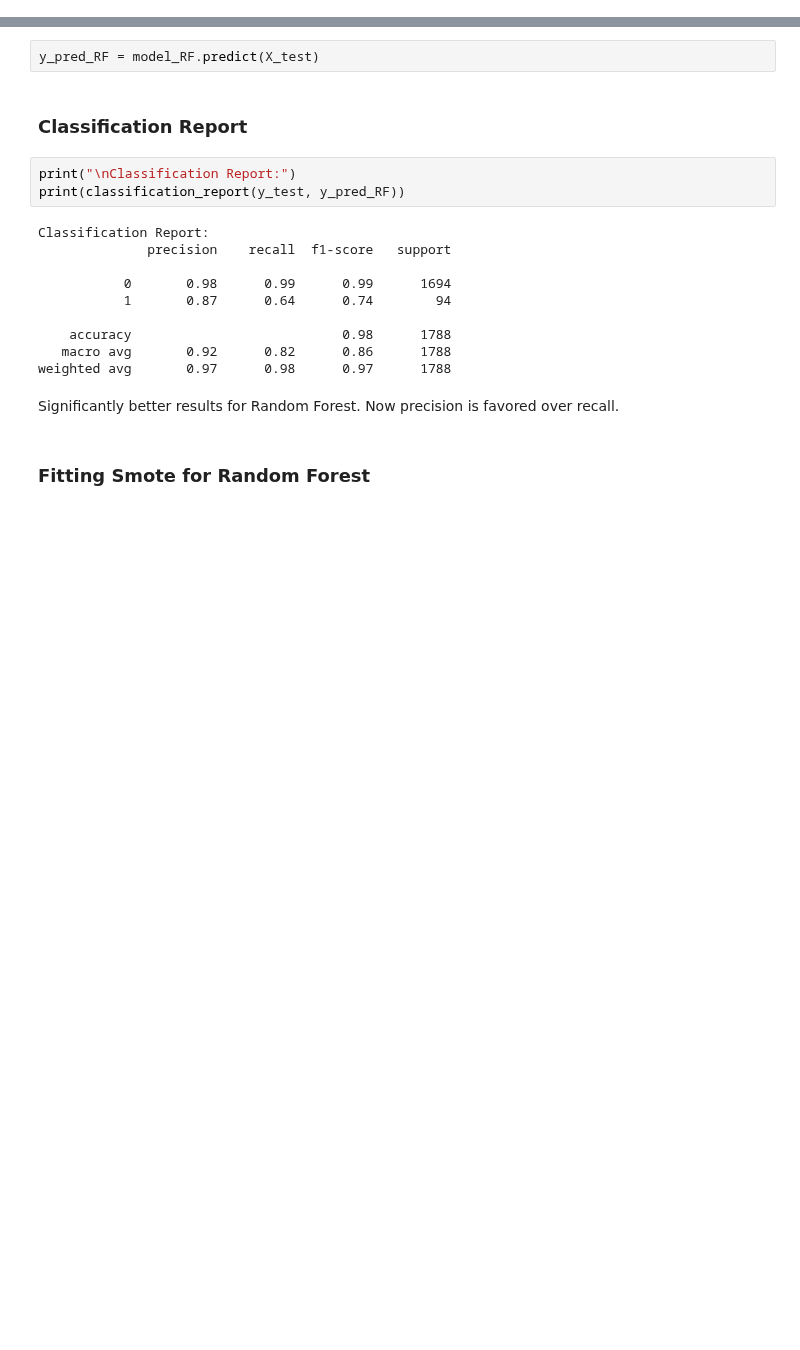
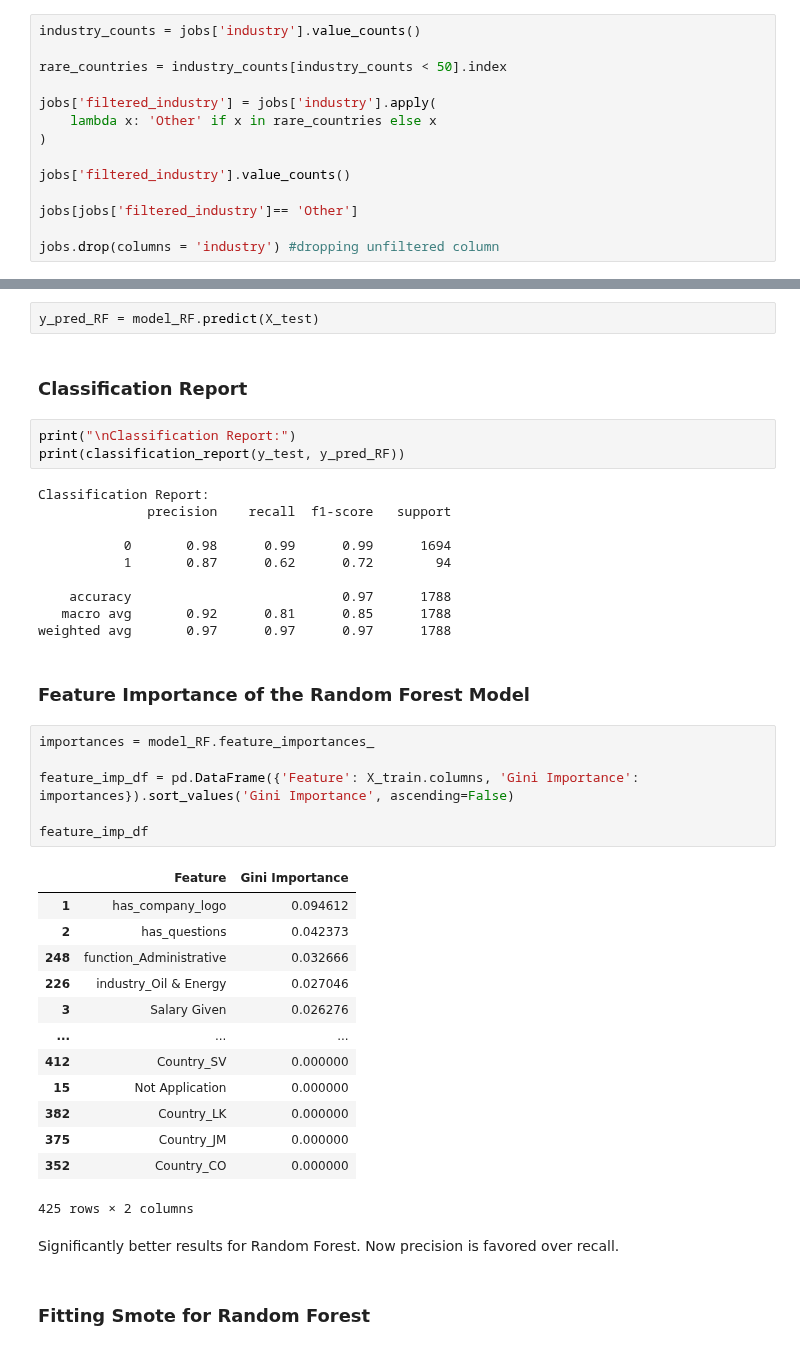
Before and after one commit to ecw70574/dsci2_final_project, a Jupyter notebook: Fake_Job_Postings.ipynb, the cells around one changed output, grey strips where cells are left out. Drawn from its saved outputs; the diff is of its cells as text; blank space fills up the shorter version.

```diff
--- a/Fake_Job_Postings.ipynb
+++ b/Fake_Job_Postings.ipynb
@@ -119,0 +122,14 @@ plt.pie(fraud_counts, labels=fraud_counts.index, autopct='%1.1f%%', colors = col
+# %%
+industry_counts = jobs['industry'].value_counts()
+
+rare_countries = industry_counts[industry_counts < 50].index
+
+jobs['filtered_industry'] = jobs['industry'].apply(
+    lambda x: 'Other' if x in rare_countries else x
+)
+
+jobs['filtered_industry'].value_counts()
+
+jobs[jobs['filtered_industry']== 'Other']
+
+jobs.drop(columns = 'industry') #dropping unfiltered column
@@ -925,11 +978,33 @@ Classification Report:
               precision    recall  f1-score   support
 
            0       0.98      0.99      0.99      1694
-           1       0.87      0.64      0.74        94
+           1       0.87      0.62      0.72        94
 
-    accuracy                           0.98      1788
-   macro avg       0.92      0.82      0.86      1788
-weighted avg       0.97      0.98      0.97      1788
+    accuracy                           0.97      1788
+   macro avg       0.92      0.81      0.85      1788
+weighted avg       0.97      0.97      0.97      1788
+# %% [markdown]
+### Feature Importance of the Random Forest Model
+# %%
+importances = model_RF.feature_importances_
+
+feature_imp_df = pd.DataFrame({'Feature': X_train.columns, 'Gini Importance': importances}).sort_values('Gini Importance', ascending=False)
+
+feature_imp_df
+# %% [output]
+|  | Feature | Gini Importance |
+| 1 | has_company_logo | 0.094612 |
+| 2 | has_questions | 0.042373 |
+| 248 | function_Administrative | 0.032666 |
+| 226 | industry_Oil & Energy | 0.027046 |
+| 3 | Salary Given | 0.026276 |
+| ... | ... | ... |
+| 412 | Country_SV | 0.000000 |
+| 15 | Not Application | 0.000000 |
+| 382 | Country_LK | 0.000000 |
+| 375 | Country_JM | 0.000000 |
+| 352 | Country_CO | 0.000000 |
+425 rows × 2 columns
 # %% [markdown]
 Significantly better results for Random Forest. Now precision is favored over recall.
 # %% [markdown]
```
Also changed, not shown: parts of 13 cells of this notebook, 3 other files.
